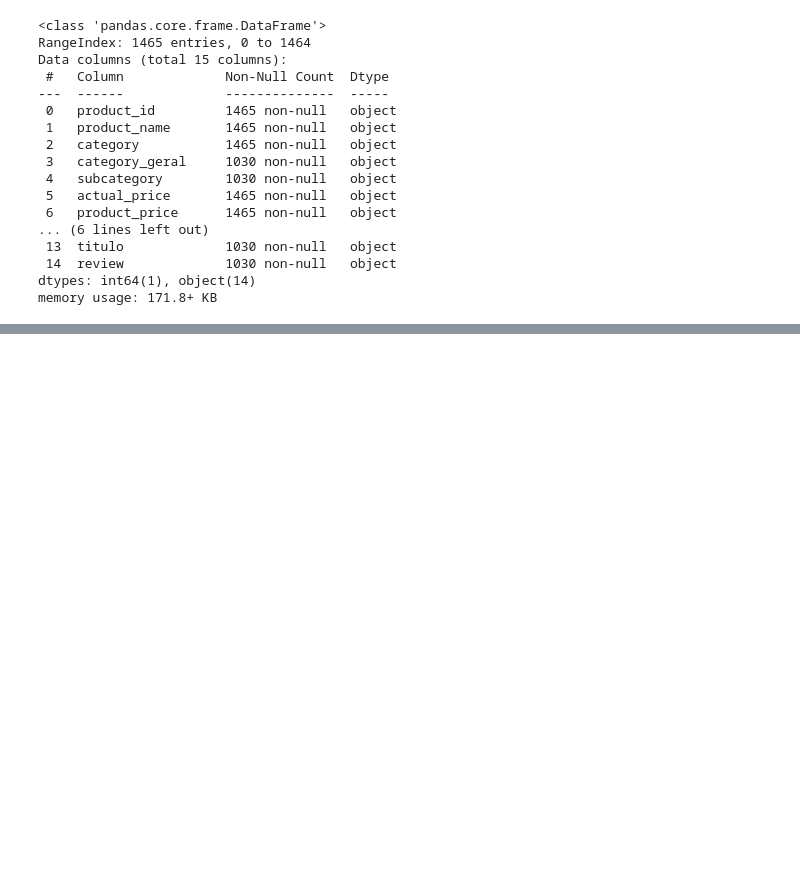
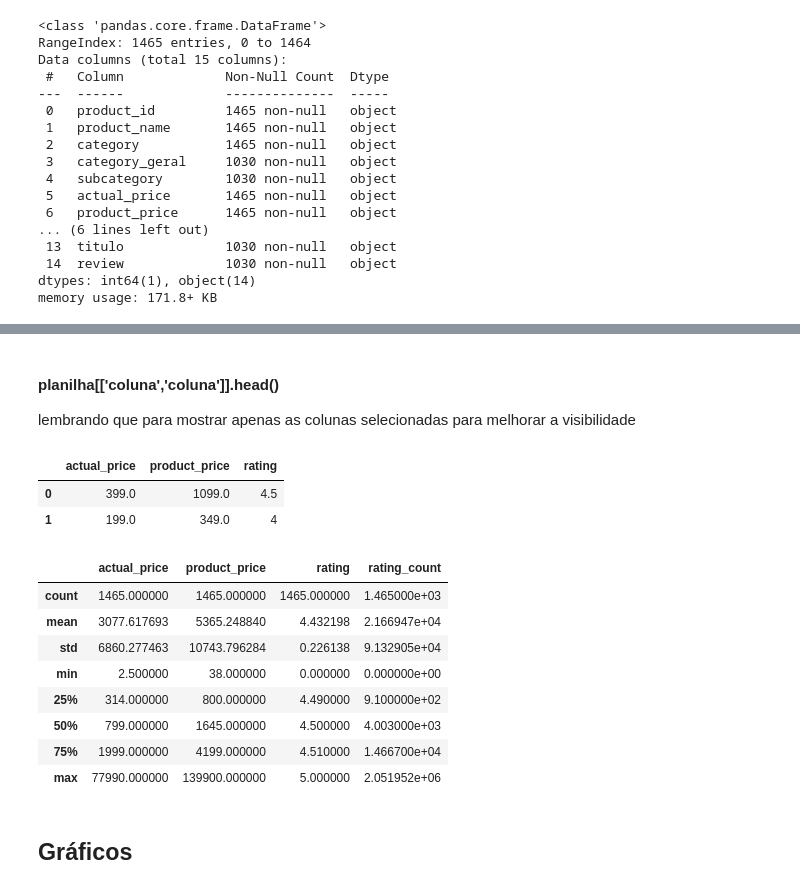
Before and after one commit to Pontessxx/ImersaoAlura-DataScience, a Jupyter notebook: ImersaoAlurapy.ipynb, the cells around one changed output, grey strips where cells are left out. Cells and saved outputs as stored; diff of their text form; code cells hidden in the pictures; blank space fills up the shorter version.

```diff
--- a/ImersaoAlurapy.ipynb
+++ b/ImersaoAlurapy.ipynb
@@ -43,0 +89,10 @@ memory usage: 171.8+ KB
+# %% [markdown]
+#### planilha[['coluna','coluna']].head()
+lembrando que para mostrar apenas as colunas selecionadas para melhorar a visibilidade
+# %%
+dados['rating'] = dados['rating'].str.replace(',', '.')
+dados[['actual_price','product_price','rating']].head(2)
+# %% [output]
+|  | actual_price | product_price | rating |
+| 0 | 399.0 | 1099.0 | 4.5 |
+| 1 | 199.0 | 349.0 | 4 |
@@ -43,0 +101,14 @@ memory usage: 171.8+ KB
+# %%
+dados.describe() # lista os itens e mostra uma tabela
+# %% [output]
+|  | actual_price | product_price | rating | rating_count |
+| count | 1465.000000 | 1465.000000 | 1465.000000 | 1.465000e+03 |
+| mean | 3077.617693 | 5365.248840 | 4.432198 | 2.166947e+04 |
+| std | 6860.277463 | 10743.796284 | 0.226138 | 9.132905e+04 |
+| min | 2.500000 | 38.000000 | 0.000000 | 0.000000e+00 |
+| 25% | 314.000000 | 800.000000 | 4.490000 | 9.100000e+02 |
+| 50% | 799.000000 | 1645.000000 | 4.500000 | 4.003000e+03 |
+| 75% | 1999.000000 | 4199.000000 | 4.510000 | 1.466700e+04 |
+| max | 77990.000000 | 139900.000000 | 5.000000 | 2.051952e+06 |
+# %% [markdown]
+## Gráficos
```
Also changed, not shown: parts of 15 cells of this notebook.
